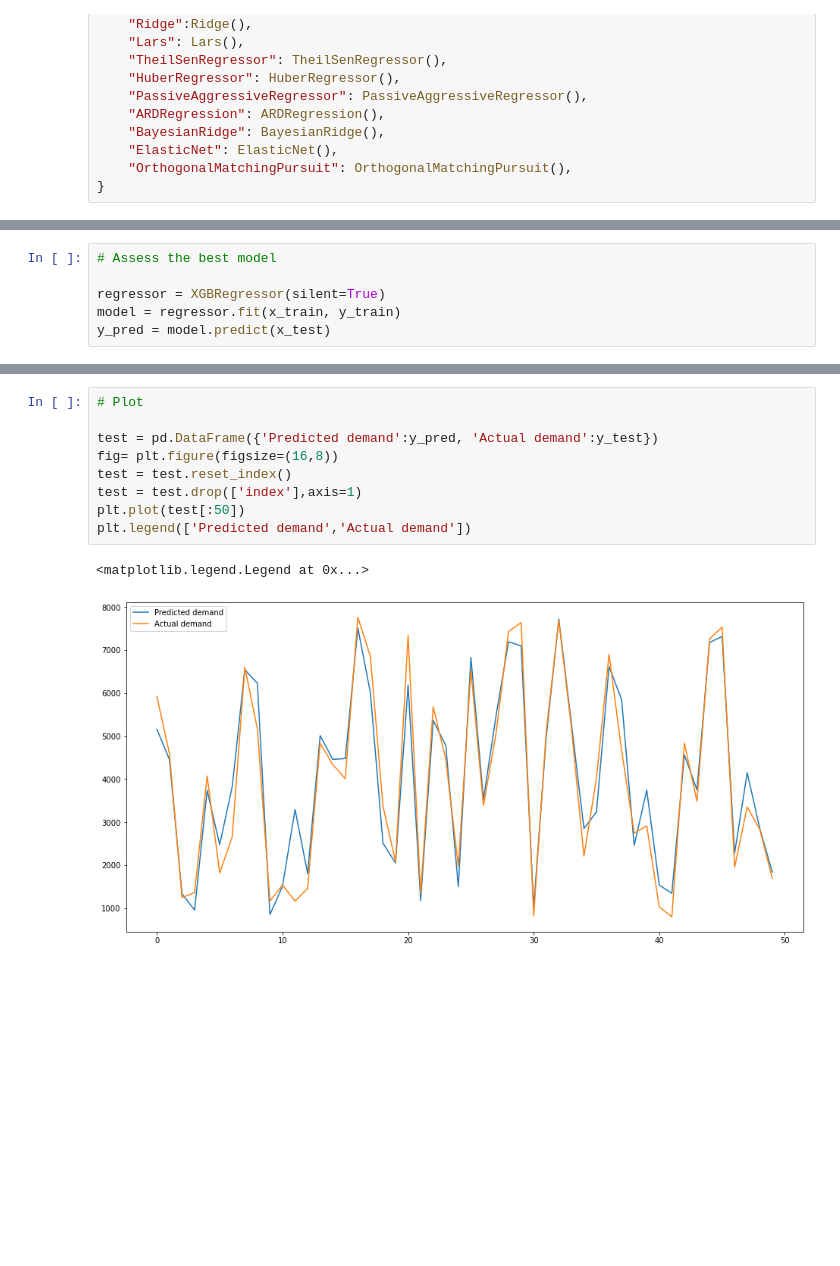
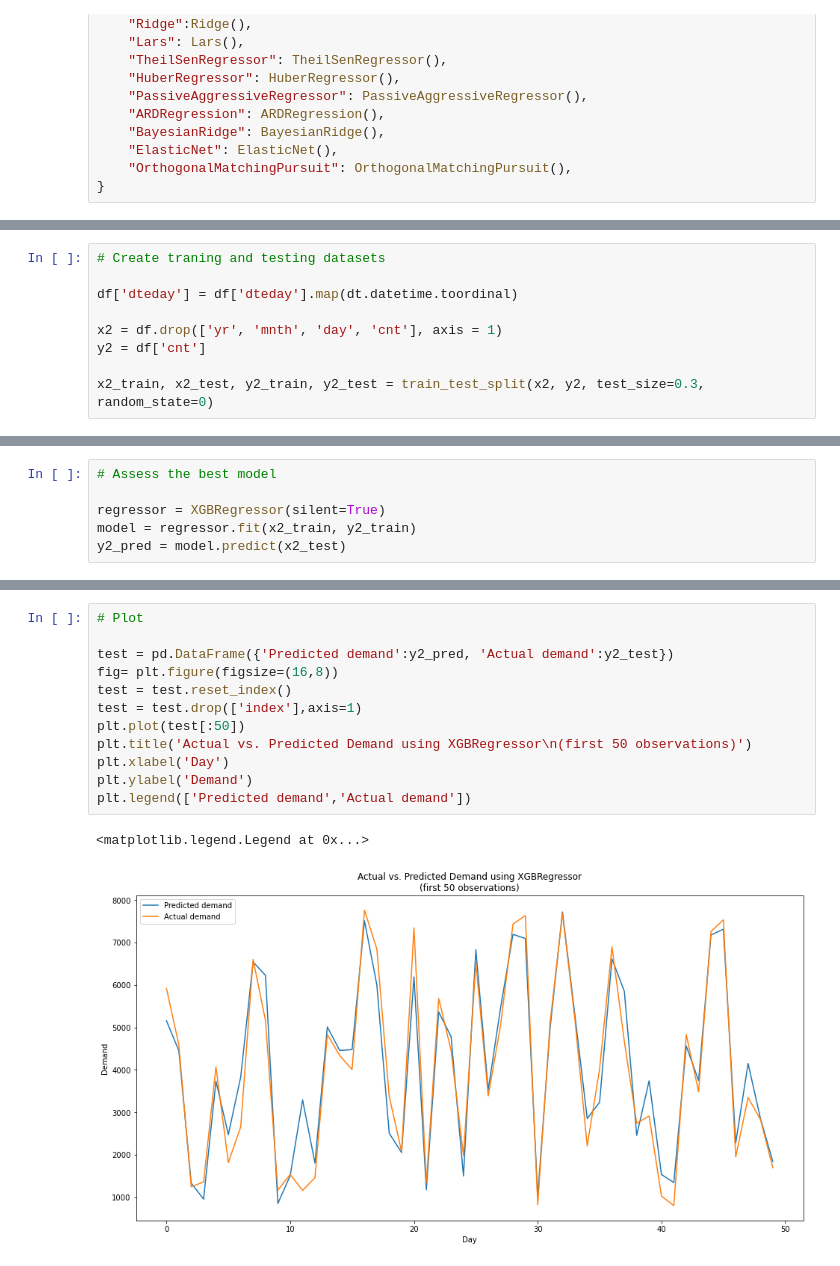
Before and after one commit to isabelgrau/ADMN5010-Operational-Analytics, a Jupyter notebook: ADMN5010 - Final Project - MariaIsabel Asharani.ipynb, the cells around one changed output, grey strips where cells are left out. Cells and saved outputs as stored; diff of their text form; blank space fills up the shorter version.

```diff
--- a/ADMN5010 - Final Project - MariaIsabel Asharani.ipynb
+++ b/ADMN5010 - Final Project - MariaIsabel Asharani.ipynb
@@ -359,0 +350,9 @@ df_models.head(20).sort_values(by='RMSE', ascending=True)
+# %%
+# Create traning and testing datasets
+
+df['dteday'] = df['dteday'].map(dt.datetime.toordinal)
+
+x2 = df.drop(['yr', 'mnth', 'day', 'cnt'], axis = 1)
+y2 = df['cnt']
+
+x2_train, x2_test, y2_train, y2_test = train_test_split(x2, y2, test_size=0.3, random_state=0)
@@ -361,6 +450,6 @@ df_models.head(20).sort_values(by='RMSE', ascending=True)
 # Assess the best model
 
 regressor = XGBRegressor(silent=True)
-model = regressor.fit(x_train, y_train)
-y_pred = model.predict(x_test)
+model = regressor.fit(x2_train, y2_train)
+y2_pred = model.predict(x2_test)
 # %% [output]
@@ -373,12 +462,15 @@ Parameters: { "silent" } might not be used.
 # %%
 # Plot
 
-test = pd.DataFrame({'Predicted demand':y_pred, 'Actual demand':y_test})
+test = pd.DataFrame({'Predicted demand':y2_pred, 'Actual demand':y2_test})
 fig= plt.figure(figsize=(16,8))
 test = test.reset_index()
 test = test.drop(['index'],axis=1)
 plt.plot(test[:50])
+plt.title('Actual vs. Predicted Demand using XGBRegressor\n(first 50 observations)')
+plt.xlabel('Day')
+plt.ylabel('Demand')
 plt.legend(['Predicted demand','Actual demand'])
 # %% [output]
 <matplotlib.legend.Legend at 0x...>
-[figure, old version]
+[figure, new version]
```
Also changed, not shown: parts of 20 cells of this notebook.
